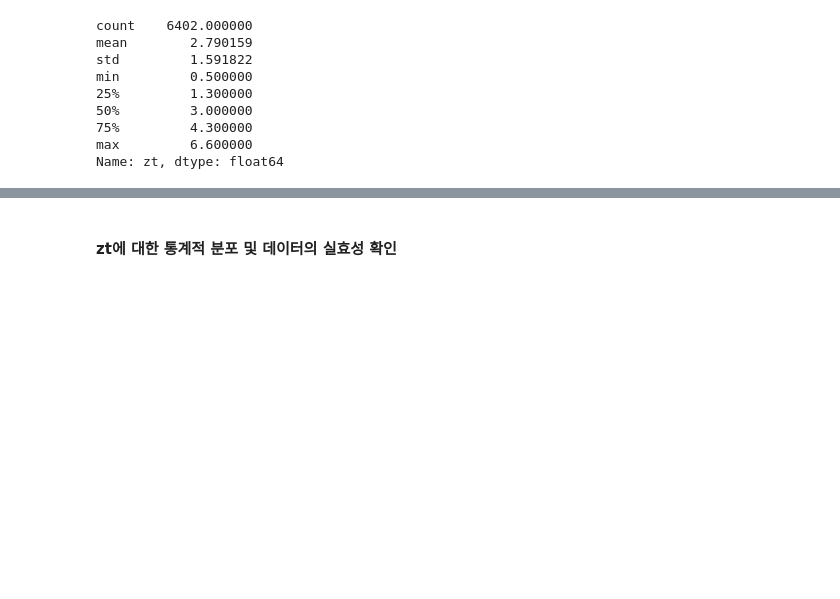
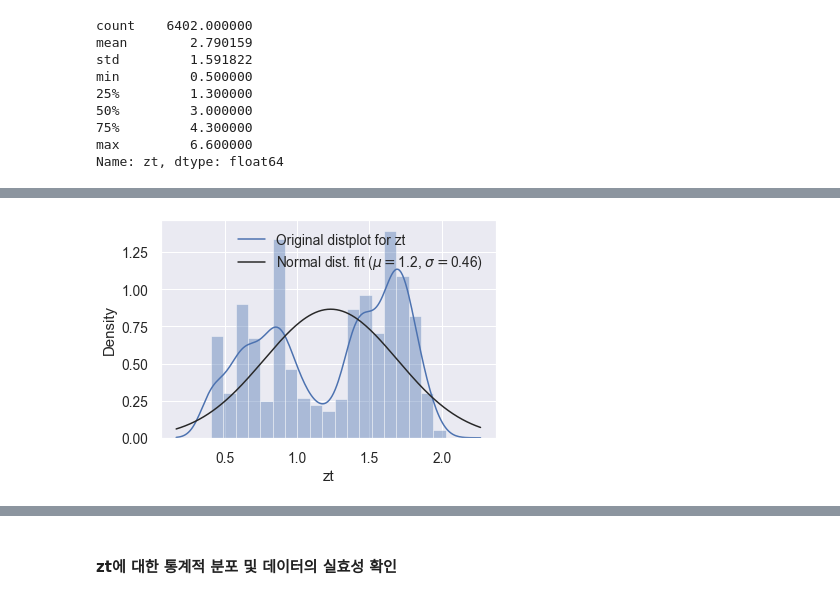
Before and after one commit to Hot-KimChi/ML_DL_study, a Jupyter notebook: To reduce measurement range.ipynb, the cells around one changed output, grey strips where cells are left out. Cells and saved outputs as stored; diff of their text form; code cells hidden in the pictures; blank space fills up the shorter version.

```diff
--- a/To reduce measurement range.ipynb
+++ b/To reduce measurement range.ipynb
@@ -66,0 +69,12 @@ sns.distplot(df_AOP['zt'], ax=ax[1])
+# %%
+from scipy import stats
+## 아래 zt_log로 변환하여 입력(원래, df_AOP['zt'])
+ax = sns.distplot(zt_log, fit=stats.norm)
+(mu, sigma) = stats.norm.fit(zt_log)
+# print("mu={}, sigma={}".format(mu, sigma))
+
+# Legend and labels
+plt.legend(["Original distplot for zt","Normal dist. fit ($\mu=${0:.2g}, $\sigma=${1:.2f})".format(mu, sigma)])
+plt.show()
+# %% [output]
+[figure, added]
```
Also changed, not shown: parts of 6 cells of this notebook.
